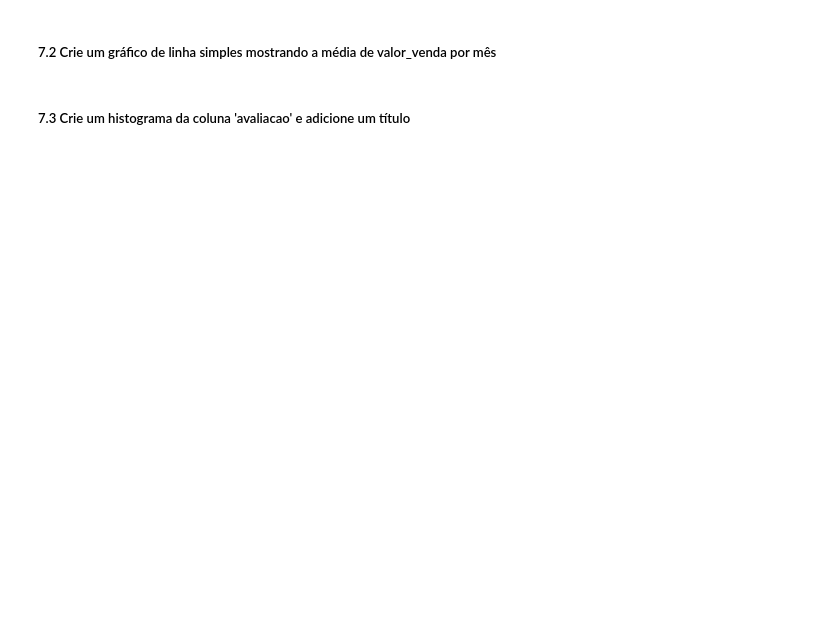
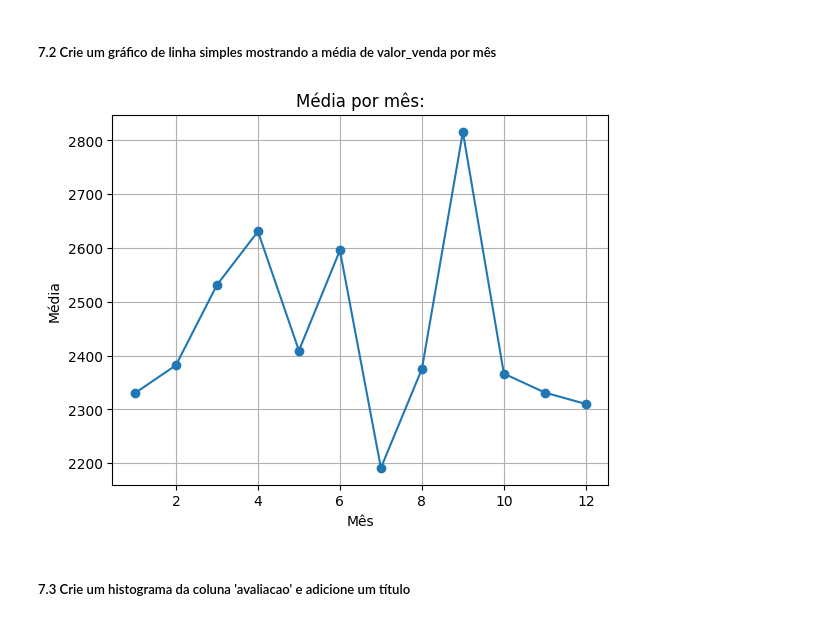
Before and after one commit to nxgleo/Notebook-lads, a Jupyter notebook: desafio_2_etapa.ipynb, the cells around one changed output. Saved outputs shown, nothing was run; the diff lists cells and outputs as text; code cells hidden in the pictures; blank space fills up the shorter version.

```diff
--- a/desafio_2_etapa.ipynb
+++ b/desafio_2_etapa.ipynb
@@ -1378,2 +1555,11 @@ graf
+# %%
+media_mes = df_vendas.groupby('mes')['valor_venda'].mean()
+media_mes.plot(kind='line', marker='o')
+plt.xlabel('Mês')
+plt.ylabel('Média')
+plt.title('Média por mês:')
+plt.grid(True)
+# %% [output]
+[figure, added]
 # %% [markdown]
 ##### 7.3 Crie um histograma da coluna 'avaliacao' e adicione um título
```
Also changed, not shown: parts of 51 cells of this notebook.
